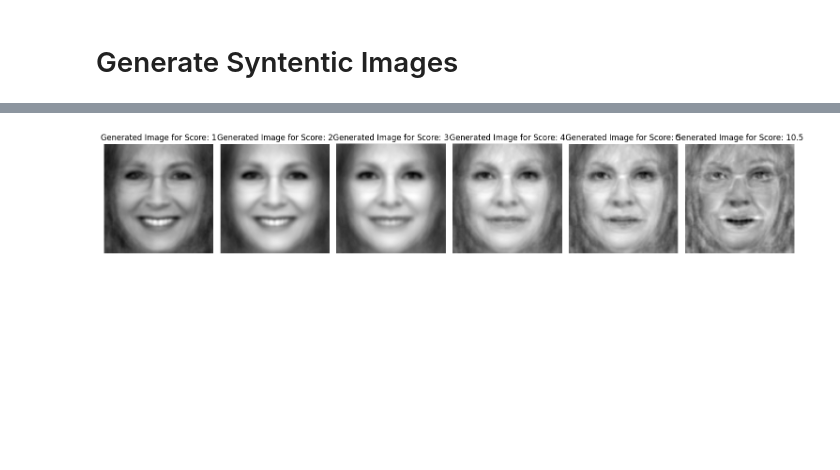
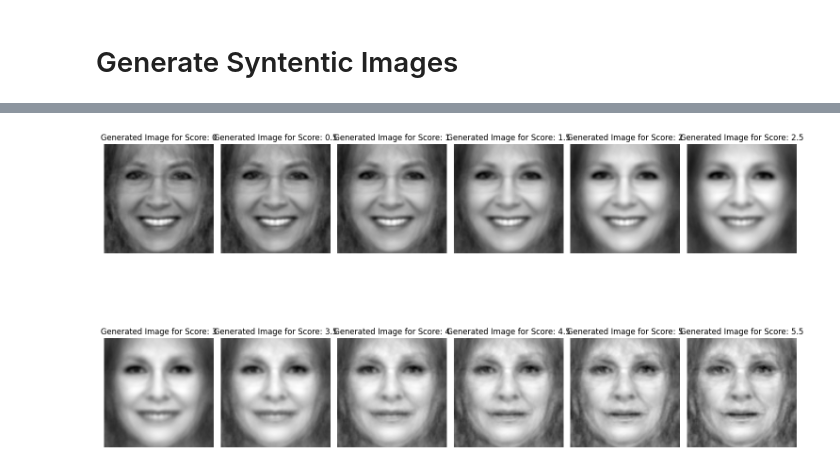
Before and after one commit to s243933/Kareninator, a Jupyter notebook: analyze_ratings.ipynb, the cells around one changed output, grey strips where cells are left out. Drawn from its saved outputs; the diff is of its cells as text; code cells hidden in the pictures; blank space fills up the shorter version.

Commit message:
generated images

```diff
--- a/analyze_ratings.ipynb
+++ b/analyze_ratings.ipynb
@@ -68,7 +68,7 @@ Due to images being shown twice during rating and there being two testers, image
 J = np.array([]).reshape(0, 100*100)  # Since images are 100x100 pixels
 # %%
 # Add each image that is rated to matrix J -> each row is a flattened image
-for img_file in avg_ratings['Image'].tolist():
+for img_file in images_list:
     img = Image.open(os.path.join(image_folder, img_file))
     img_array = np.array(img).flatten()
     J = np.vstack([J, img_array])
@@ -160,7 +160,7 @@ plt.show()
 # %%
 lin_reg = LinearRegression()
 selector = SequentialFeatureSelector(lin_reg)
-selector = selector.fit(actual_scores, avg_ratings['Average_Rating'])
+selector = selector.fit(actual_scores, ratings)
 # %%
 selected_features = selector.get_support()
 selected_indices = np.where(selected_features)[0]
@@ -173,6 +173,6 @@ Selected PCs: [ 0  1  3  4  5  6  7  8  9 10 11 12 13 14 15 17 18 19 20 21 22 23
 # %%
 # Fit model with selected features
-lin_reg.fit(actual_scores[:, selected_indices], avg_ratings['Average_Rating'])
+lin_reg.fit(actual_scores[:, selected_indices], ratings)
 w = lin_reg.coef_
 sigma = lin_reg.intercept_
 # %% [markdown]
@@ -186,7 +186,7 @@ w^Tw: 5.469867209535869e-06
 # %%
 # Generate scores
 # One for each of the five rating labels
-rating_labels = [1, 2, 3, 4, 5, 10.5]
+rating_labels = [0, 0.5, 1, 1.5, 2, 2.5, 3, 3.5, 4, 4.5, 5, 5.5]
 generated_scores = []
 
 for idx, rating in enumerate(rating_labels):
@@ -194,19 +194,20 @@ for idx, rating in enumerate(rating_labels):
     generated_scores.append(gen_score)
 # %%
 # Generate images
-fig, ax = plt.subplots(1, len(rating_labels), figsize=(15, 3))
+fig, ax = plt.subplots(2, math.ceil(len(rating_labels)/2), figsize=(15, 10))
+ax = ax.flatten()
 
 for i, val in enumerate(zip(rating_labels, generated_scores)):
     rating = val[0]
     score = val[1]
 
     gen_img = mean_J + np.dot(score, actual_components[selected_indices])
     gen_img_reshaped = gen_img.reshape(100, 100)
 
     ax[i].imshow(gen_img_reshaped, cmap='gray')
     ax[i].set_title(f"Generated Image for Score: {rating}")
     ax[i].axis('off')
 
-plt.tight_layout()
+fig.tight_layout()
 # %% [output]
-[figure, old version]
+[figure, new version]
```
Also changed, not shown: parts of 7 cells of this notebook, 11 other files.
